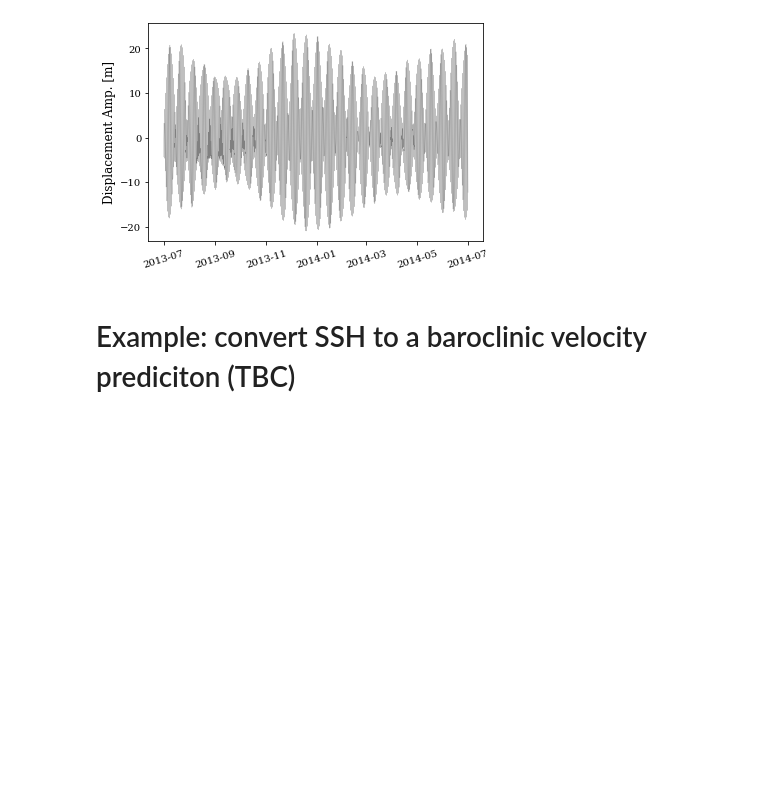
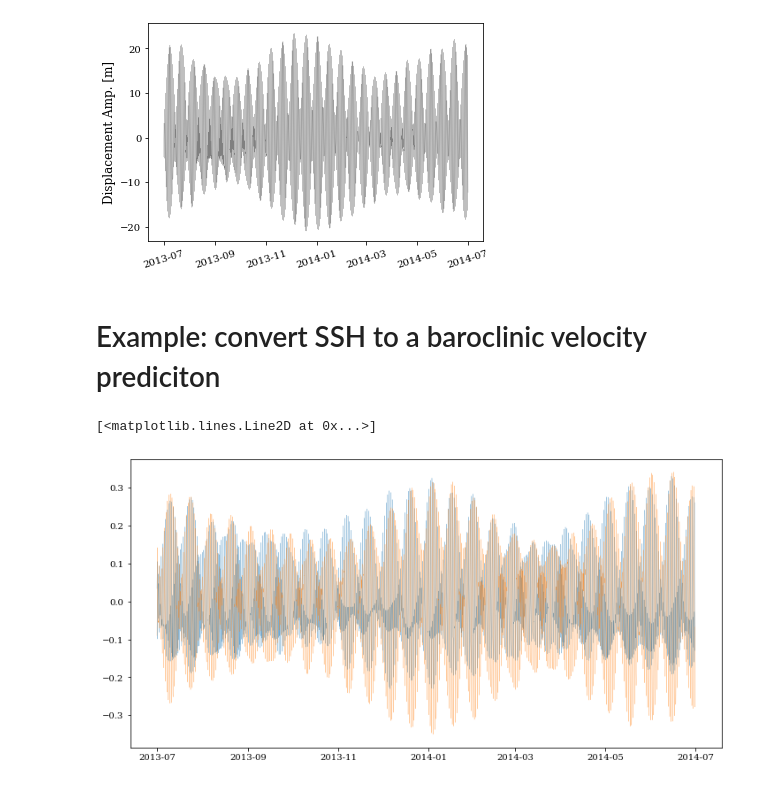
Before and after one commit to mrayson/iwatlas, a Jupyter notebook: sandpit/tutorial_iwatlas_basics.ipynb, the cells around one changed output. Saved outputs shown, nothing was run; the diff lists cells and outputs as text; code cells hidden in the pictures; blank space fills up the shorter version.

Commit message:
Added velocity calculation functions

```diff
--- a/sandpit/tutorial_iwatlas_basics.ipynb
+++ b/sandpit/tutorial_iwatlas_basics.ipynb
@@ -306,4 +309,14 @@ plt.ylabel('Displacement Amp. [m]')
 Text(0, 0.5, 'Displacement Amp. [m]')
 [figure]
 # %% [markdown]
-# Example: convert SSH to a baroclinic velocity prediciton (TBC)
+# Example: convert SSH to a baroclinic velocity prediciton
+# %%
+# Predict the time series of amplitude (note this needs to be expanded in the vertical direction)
+ut, vt = uvdriver.predict_uv(ssh, np.array([xpt]), np.array([ypt]), timeout)
+
+plt.figure(figsize=(12,6))
+plt.plot(timeout, ut, lw=0.2)
+plt.plot(timeout, vt, lw=0.2)
+# %% [output]
+[<matplotlib.lines.Line2D at 0x...>]
+[figure, added]
```
Also changed, not shown: parts of 9 cells of this notebook, 3 other files.
